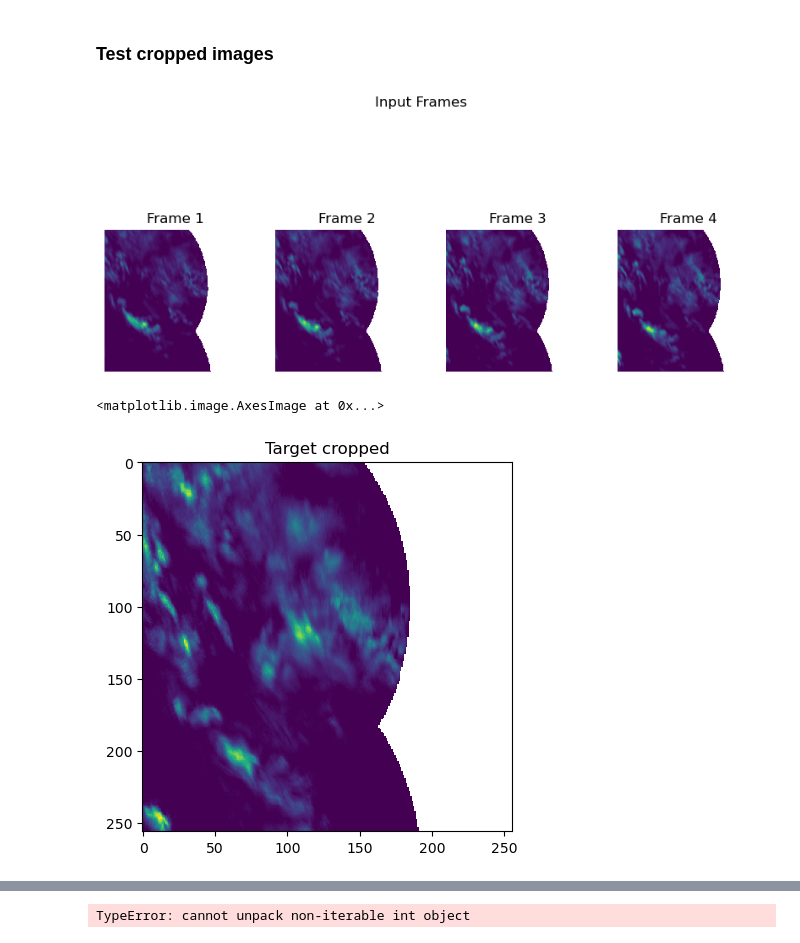
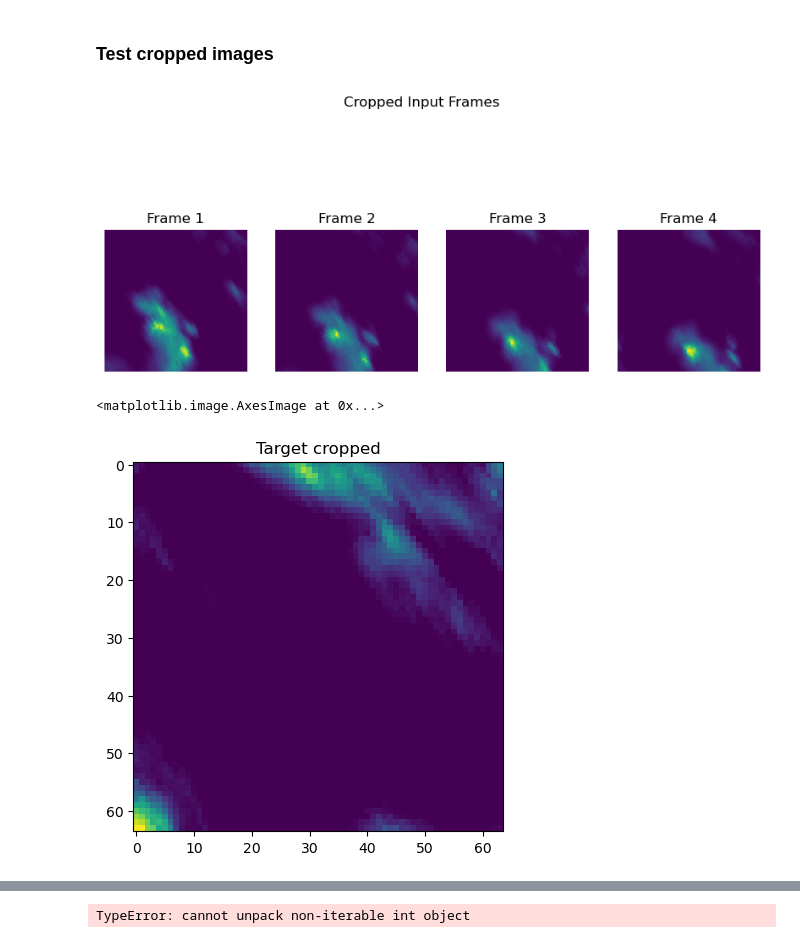
Before and after one commit to Osrip/deep_learn_rain_nowcasting, a Jupyter notebook: notebooks/new_filtering_data_scraper_space_time_chunks.ipynb, the cells around one changed output, grey strips where cells are left out. Saved outputs shown, nothing was run; the diff lists cells and outputs as text; code cells hidden in the pictures.

Commit message:
implemented space time chunk loading

```diff
--- a/notebooks/new_filtering_data_scraper_space_time_chunks.ipynb
+++ b/notebooks/new_filtering_data_scraper_space_time_chunks.ipynb
@@ -606,4 +561,4 @@ def get_frames_from_coords(input_coord, data, num_input_frames, lead_time, time_
 rand_coord_idx = np.random.randint(0, valid_input_coords.shape[0])
 # %%
 coord = valid_input_coords[rand_coord_idx]
-input_frames, target_frame = get_frames_from_coords(coord, data, num_input_frames, lead_time)
+spacetime_chunk = get_chunk_from_coords(coord, data, num_input_frames, lead_time)
@@ -626,7 +570,11 @@ def random_crop(input_frames: torch.Tensor, target_frame: torch.Tensor, crop_siz
+# %%
+# Random crop
+random_crop = transforms.RandomCrop(size=(64,64))
+spacetime_chunk_cropped = random_crop(spacetime_chunk)
+# %%
+input_frames = spacetime_chunk_cropped[0:num_input_frames, :, :]
+target_frame = spacetime_chunk_cropped[-1, :, :]
 # %% [markdown]
 # Test Stuff
 # %% [markdown]
 ##### Test get_patches_from_coords
-# %%
-coord = valid_input_coords[rand_coord_idx]
-input_frames, target_frame = get_frames_from_coords(coord, data, num_input_frames, lead_time)
@@ -688,21 +604,21 @@ cropped_input_frames, cropped_target_frame = random_crop(input_frames_tensor, ta
 # %%
-  # This should be 4 as per your description
+num_frames = input_frames.shape[0]  # This should be 4 as per your description
 
 plt.figure(figsize=(10, 5))  # Adjust the figure size as needed
-for i, frame in enumerate(cropped_input_frames):
-    plt.subplot(1, len(cropped_input_frames), i + 1)  # 1 row, num_frames columns, i+1 is the subplot index
-    plt.imshow(frame, cmap='viridis')  # Show the ith frame
+for i in range(num_frames):
+    plt.subplot(1, num_frames, i + 1)  # 1 row, num_frames columns, i+1 is the subplot index
+    plt.imshow(input_frames[i, :, :], cmap='viridis')  # Show the ith frame
     plt.title(f'Frame {i+1}')  # Title for each subplot
     plt.axis('off')  # Hide the axis
 
-plt.suptitle('Input Frames')  # Super title for the entire figure
+plt.suptitle('Cropped Input Frames')  # Super title for the entire figure
 plt.show()  # Display the plot
 # %% [output]
-[figure, old version]
+[figure, new version]
 # %%
 plt.figure()
 plt.title('Target cropped')
-plt.imshow(cropped_target_frame, cmap='viridis')
+plt.imshow(target_frame, cmap='viridis')
 # %% [output]
 <matplotlib.image.AxesImage at 0x...>
-[figure, old version]
+[figure, new version]
```
Also changed, not shown: parts of 40 cells of this notebook.
